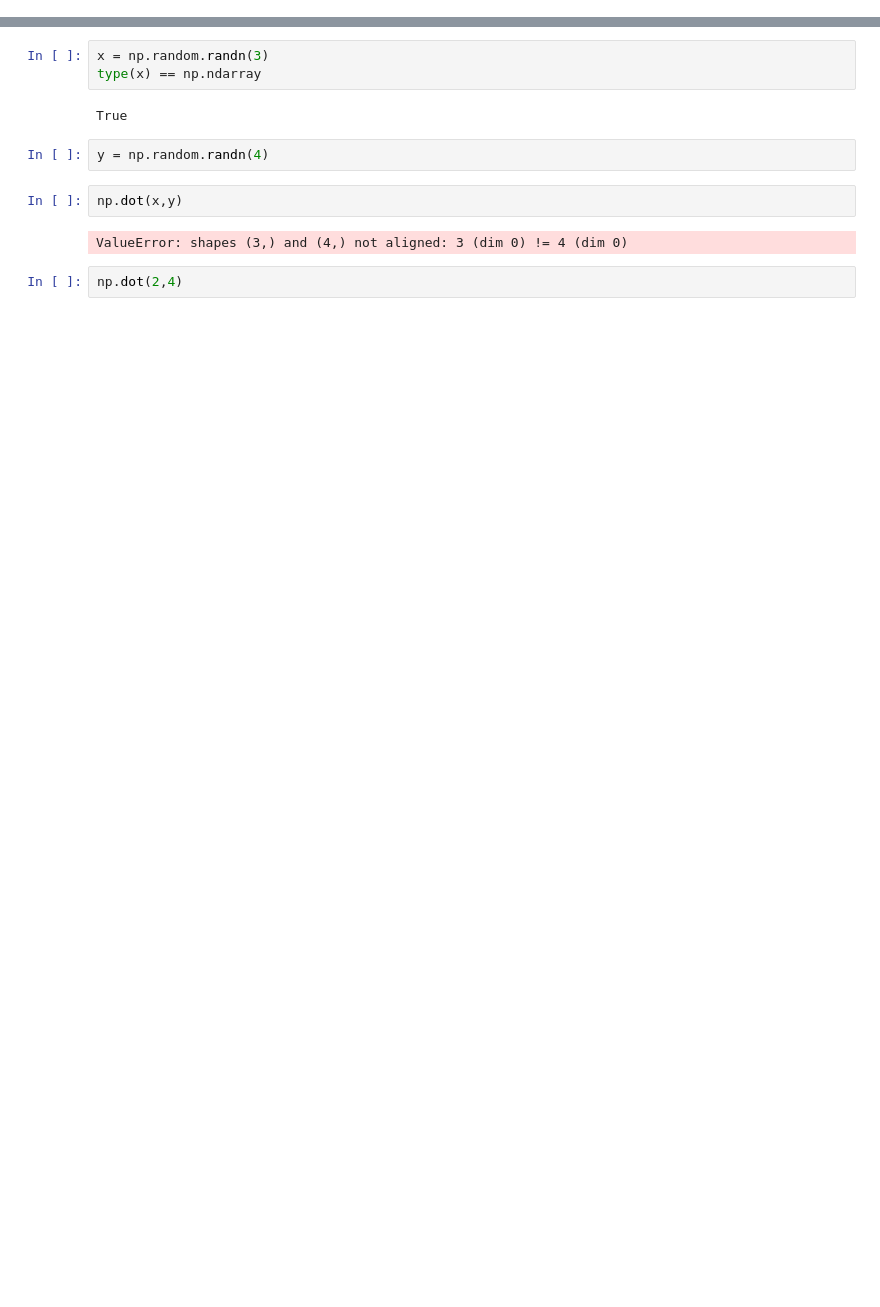
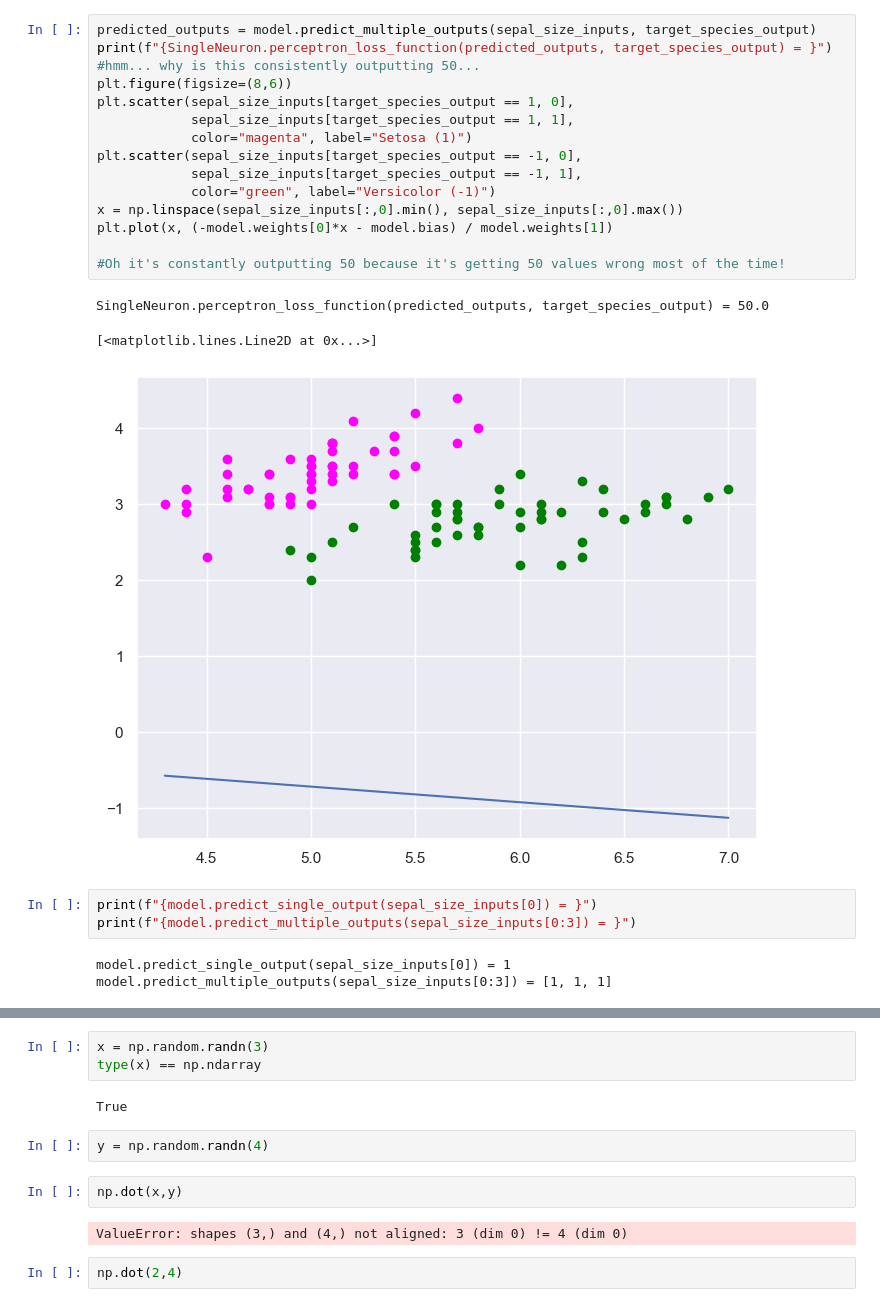
Before and after one commit to gml7/Lundquist-CMOR438-Spring2025, a Jupyter notebook: Single Neuron (draft)/SingleNeuronClassTesting.ipynb, the cells around one changed output, grey strips where cells are left out. Drawn from its saved outputs; the diff is of its cells as text; blank space fills up the shorter version.

```diff
--- a/Single Neuron (draft)/SingleNeuronClassTesting.ipynb
+++ b/Single Neuron (draft)/SingleNeuronClassTesting.ipynb
@@ -182,0 +229,25 @@ TypeError: SingleNeuron.__init__() missing 1 required positional argument: 'inpu
+# %%
+predicted_outputs = model.predict_multiple_outputs(sepal_size_inputs, target_species_output)
+print(f"{SingleNeuron.perceptron_loss_function(predicted_outputs, target_species_output) = }")
+#hmm... why is this consistently outputting 50...
+plt.figure(figsize=(8,6))
+plt.scatter(sepal_size_inputs[target_species_output == 1, 0],
+            sepal_size_inputs[target_species_output == 1, 1],
+            color="magenta", label="Setosa (1)")
+plt.scatter(sepal_size_inputs[target_species_output == -1, 0],
+            sepal_size_inputs[target_species_output == -1, 1],
+            color="green", label="Versicolor (-1)")
+x = np.linspace(sepal_size_inputs[:,0].min(), sepal_size_inputs[:,0].max())
+plt.plot(x, (-model.weights[0]*x - model.bias) / model.weights[1])
+
+#Oh it's constantly outputting 50 because it's getting 50 values wrong most of the time!
+# %% [output]
+SingleNeuron.perceptron_loss_function(predicted_outputs, target_species_output) = 50.0
+[<matplotlib.lines.Line2D at 0x...>]
+[figure, added]
+# %%
+print(f"{model.predict_single_output(sepal_size_inputs[0]) = }")
+print(f"{model.predict_multiple_outputs(sepal_size_inputs[0:3]) = }")
+# %% [output]
+model.predict_single_output(sepal_size_inputs[0]) = 1
+model.predict_multiple_outputs(sepal_size_inputs[0:3]) = [1, 1, 1]
```
Also changed, not shown: parts of 16 cells of this notebook.
